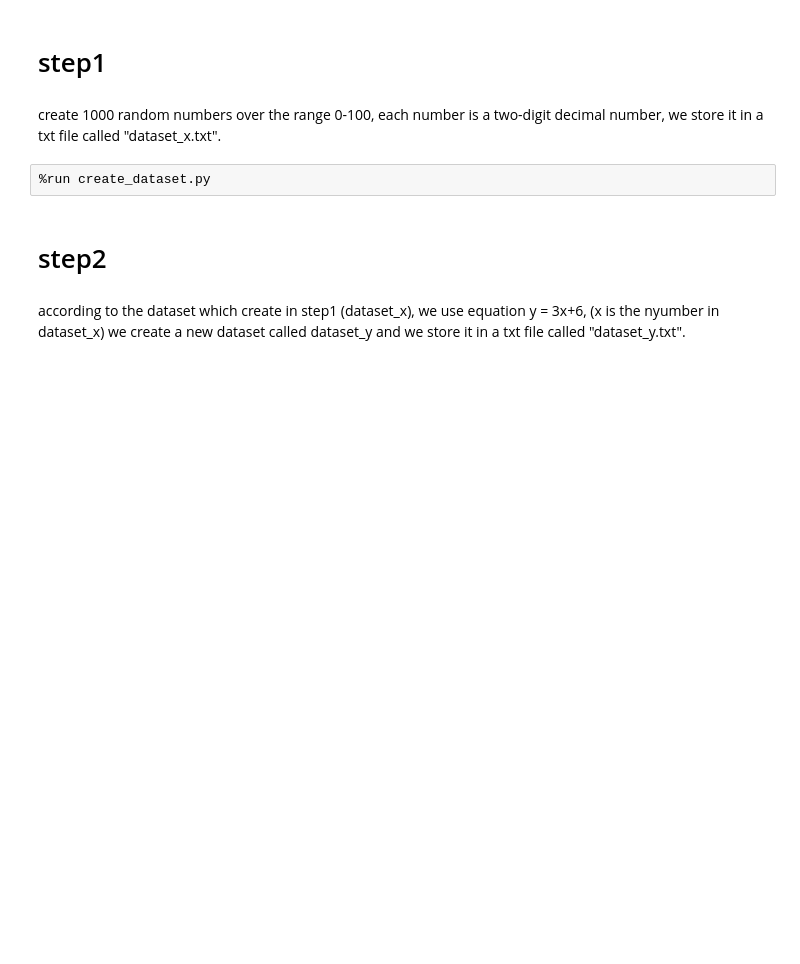
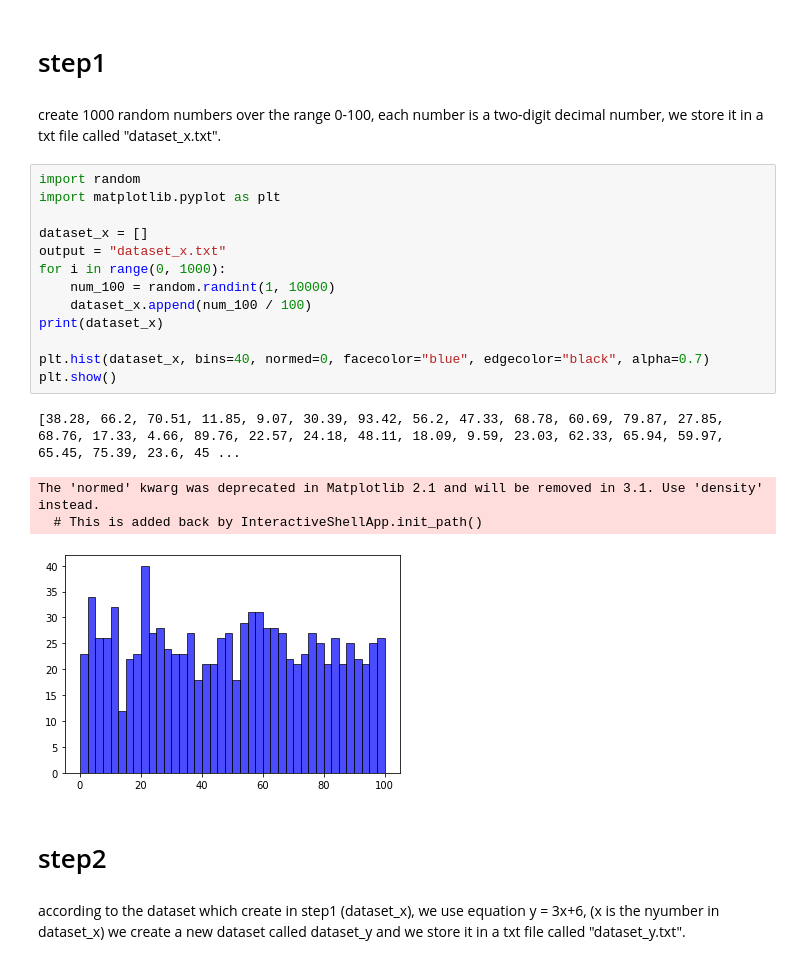
Before and after one commit to 2133649586/INF560-HW4, a Jupyter notebook: 560_hw2.ipynb, the cells around one changed output. Drawn from its saved outputs; the diff is of its cells as text; blank space fills up the shorter version.

```diff
--- a/560_hw2.ipynb
+++ b/560_hw2.ipynb
@@ -2,8 +2,24 @@
 # step1
 # %% [markdown]
 create 1000 random numbers over the range 0-100, each number is a two-digit decimal number, we store it in a txt file called "dataset_x.txt".
-# %%
-%run create_dataset.py
+# %%
+import random
+import matplotlib.pyplot as plt
+
+dataset_x = []
+output = "dataset_x.txt"
+for i in range(0, 1000):
+    num_100 = random.randint(1, 10000)
+    dataset_x.append(num_100 / 100)
+print(dataset_x)
+
+plt.hist(dataset_x, bins=40, normed=0, facecolor="blue", edgecolor="black", alpha=0.7)
+plt.show()
+# %% [output]
+[38.28, 66.2, 70.51, 11.85, 9.07, 30.39, 93.42, 56.2, 47.33, 68.78, 60.69, 79.87, 27.85, 68.76, 17.33, 4.66, 89.76, 22.57, 24.18, 48.11, 18.09, 9.59, 23.03, 62.33, 65.94, 59.97, 65.45, 75.39, 23.6, 45 ...
+The 'normed' kwarg was deprecated in Matplotlib 2.1 and will be removed in 3.1. Use 'density' instead.
+  # This is added back by InteractiveShellApp.init_path()
+[figure, added]
 # %% [markdown]
 # step2
 # %% [markdown]
```
Also changed, not shown: parts of 4 cells of this notebook.
